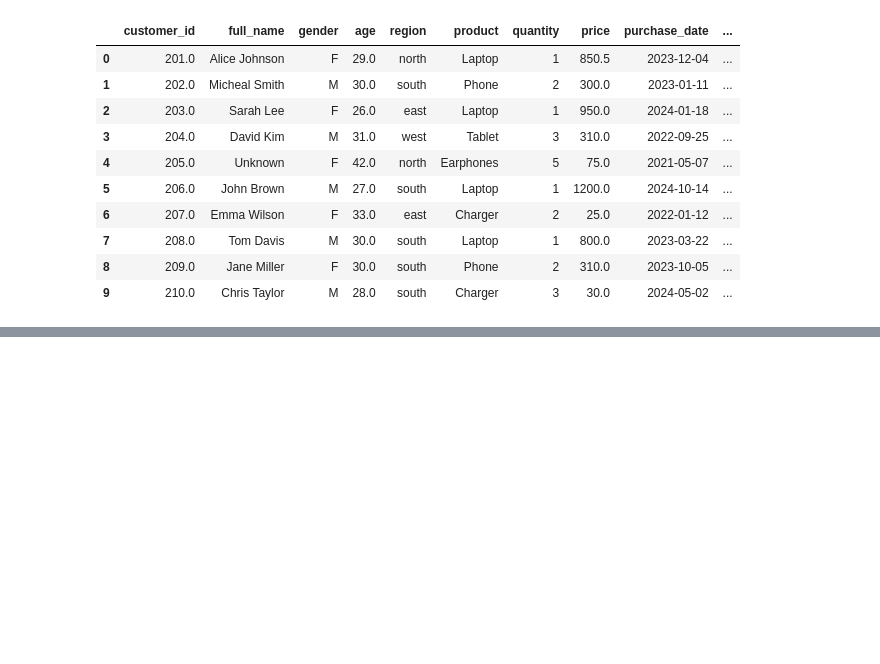
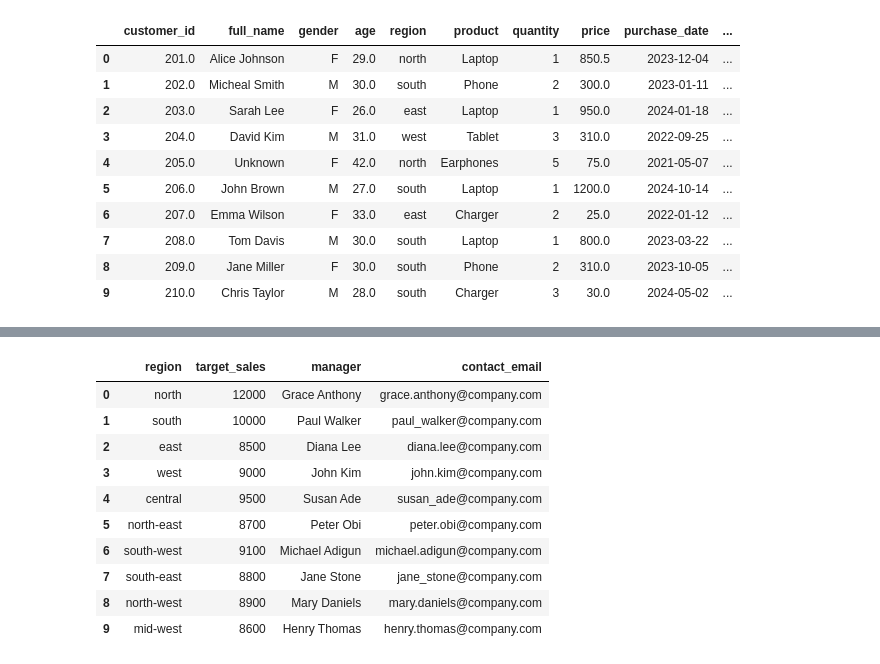
Before and after one commit to augustus-somtochukwu-umeh/Assignment_2, a Jupyter notebook: sales_performance.ipynb, the cells around one changed output, grey strips where cells are left out. Saved outputs shown, nothing was run; the diff lists cells and outputs as text; code cells hidden in the pictures; blank space fills up the shorter version.

```diff
--- a/sales_performance.ipynb
+++ b/sales_performance.ipynb
@@ -305,0 +323,20 @@ sales
+# %%
+region.rename(columns={
+    'Region': 'region',
+    'TargetSales($)': 'target_sales',
+    'Manager': 'manager',
+    'ContactEmail': 'contact_email'
+}, inplace=True)
+region.head(10)
+# %% [output]
+|  | region | target_sales | manager | contact_email |
+| 0 | north | 12000 | Grace Anthony | grace.anthony@company.com |
+| 1 | south | 10000 | Paul Walker | paul_walker@company.com |
+| 2 | east | 8500 | Diana Lee | diana.lee@company.com |
+| 3 | west | 9000 | John Kim | john.kim@company.com |
+| 4 | central | 9500 | Susan Ade | susan_ade@company.com |
+| 5 | north-east | 8700 | Peter Obi | peter.obi@company.com |
+| 6 | south-west | 9100 | Michael Adigun | michael.adigun@company.com |
+| 7 | south-east | 8800 | Jane Stone | jane_stone@company.com |
+| 8 | north-west | 8900 | Mary Daniels | mary.daniels@company.com |
+| 9 | mid-west | 8600 | Henry Thomas | henry.thomas@company.com |
```
Also changed, not shown: parts of 9 cells of this notebook, 1 other file.
